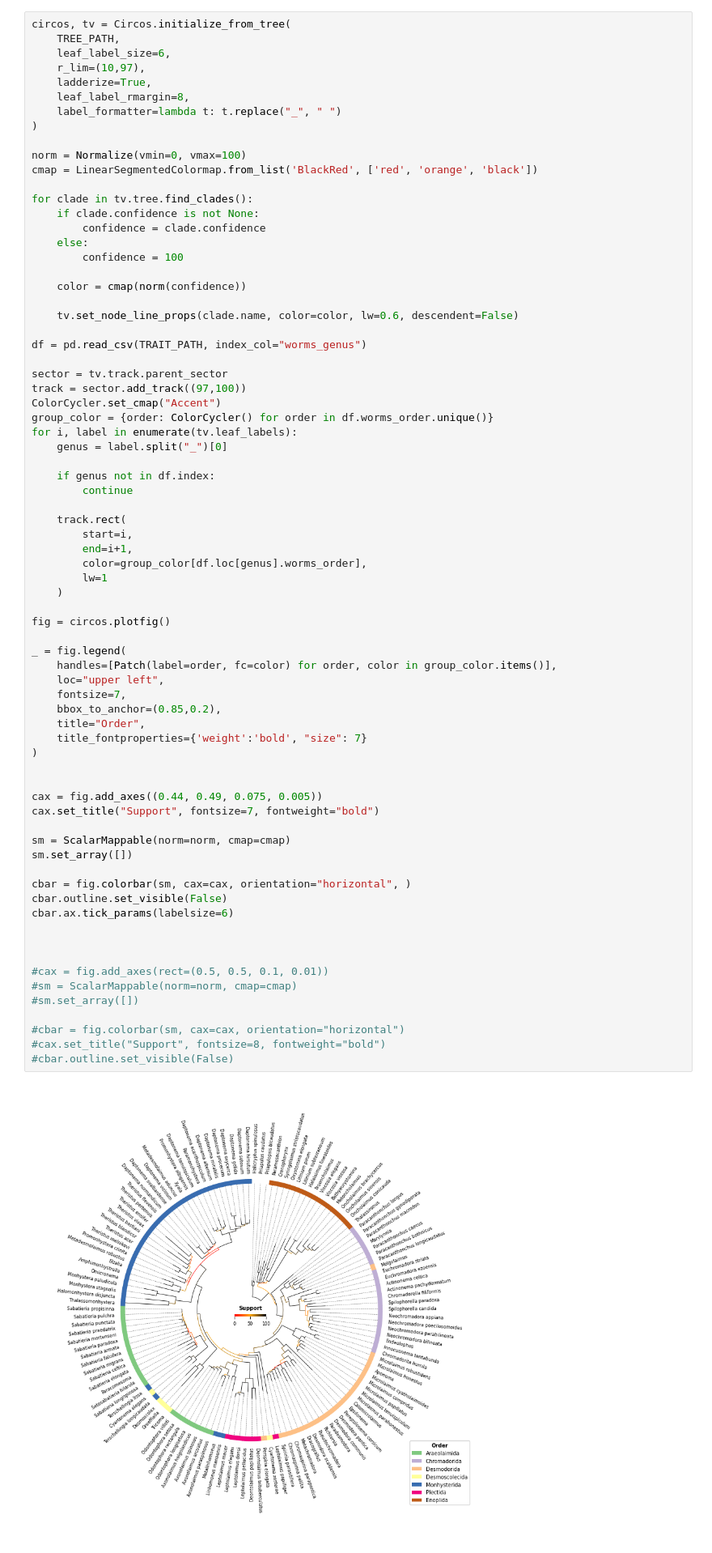
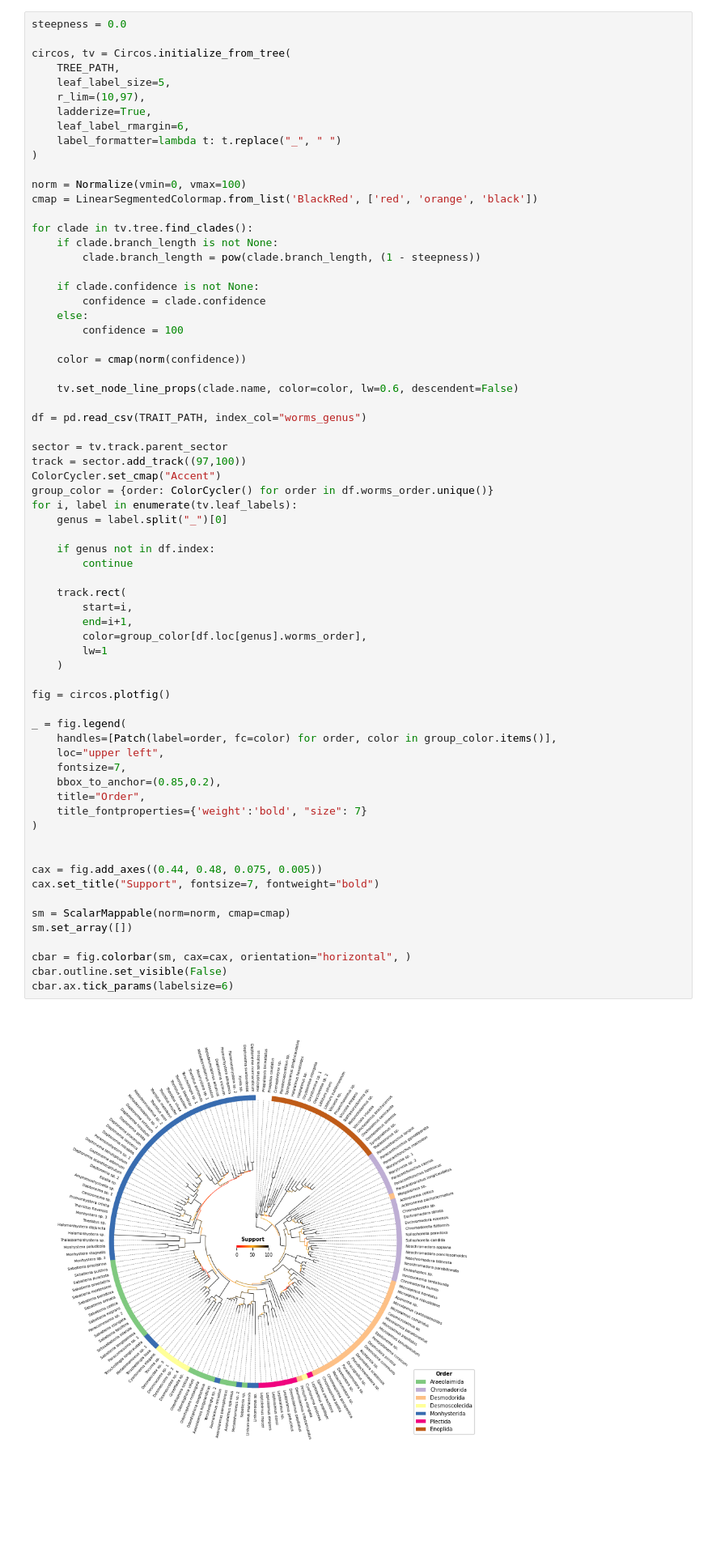
Before and after one commit to Dzee97/Thesis_NemaPred, a Jupyter notebook: notebooks/tree_vis.ipynb, the cells around one changed output. Shown at 81% size. Cells and saved outputs as stored; diff of their text form; blank space fills up the shorter version.

```diff
--- a/notebooks/tree_vis.ipynb
+++ b/notebooks/tree_vis.ipynb
@@ -12,12 +12,14 @@ from pycirclize.utils import ColorCycler
 TREE_PATH = Path("../data/processed/raxml/Final_tree_18S.raxml.support")
 TRAIT_PATH = Path("../data/processed/Trait_data.csv")
 # %%
+steepness = 0.0
+
 circos, tv = Circos.initialize_from_tree(
     TREE_PATH,
-    leaf_label_size=6,
+    leaf_label_size=5,
     r_lim=(10,97),
     ladderize=True,
-    leaf_label_rmargin=8,
+    leaf_label_rmargin=6,
     label_formatter=lambda t: t.replace("_", " ")
 )
 
@@ -25,6 +27,9 @@ norm = Normalize(vmin=0, vmax=100)
 cmap = LinearSegmentedColormap.from_list('BlackRed', ['red', 'orange', 'black'])
 
 for clade in tv.tree.find_clades():
+    if clade.branch_length is not None:
+        clade.branch_length = pow(clade.branch_length, (1 - steepness))
+
     if clade.confidence is not None:
         confidence = clade.confidence
     else:
@@ -47,42 +52,32 @@ for i, label in enumerate(tv.leaf_labels):
         continue
 
     track.rect(
         start=i,
         end=i+1,
         color=group_color[df.loc[genus].worms_order],
         lw=1
     )
 
 fig = circos.plotfig()
 
 _ = fig.legend(
     handles=[Patch(label=order, fc=color) for order, color in group_color.items()],
     loc="upper left",
     fontsize=7,
     bbox_to_anchor=(0.85,0.2),
     title="Order",
     title_fontproperties={'weight':'bold', "size": 7}
 )
 
 
-cax = fig.add_axes((0.44, 0.49, 0.075, 0.005))
+cax = fig.add_axes((0.44, 0.48, 0.075, 0.005))
 cax.set_title("Support", fontsize=7, fontweight="bold")
 
 sm = ScalarMappable(norm=norm, cmap=cmap)
 sm.set_array([])
 
 cbar = fig.colorbar(sm, cax=cax, orientation="horizontal", )
 cbar.outline.set_visible(False)
 cbar.ax.tick_params(labelsize=6)
-
-
-
-#cax = fig.add_axes(rect=(0.5, 0.5, 0.1, 0.01))
-#sm = ScalarMappable(norm=norm, cmap=cmap)
-#sm.set_array([])
-
-#cbar = fig.colorbar(sm, cax=cax, orientation="horizontal")
-#cax.set_title("Support", fontsize=8, fontweight="bold")
-#cbar.outline.set_visible(False)
 # %% [output]
-[figure, old version]
+[figure, new version]
```
Also changed, not shown: 4 other files.
